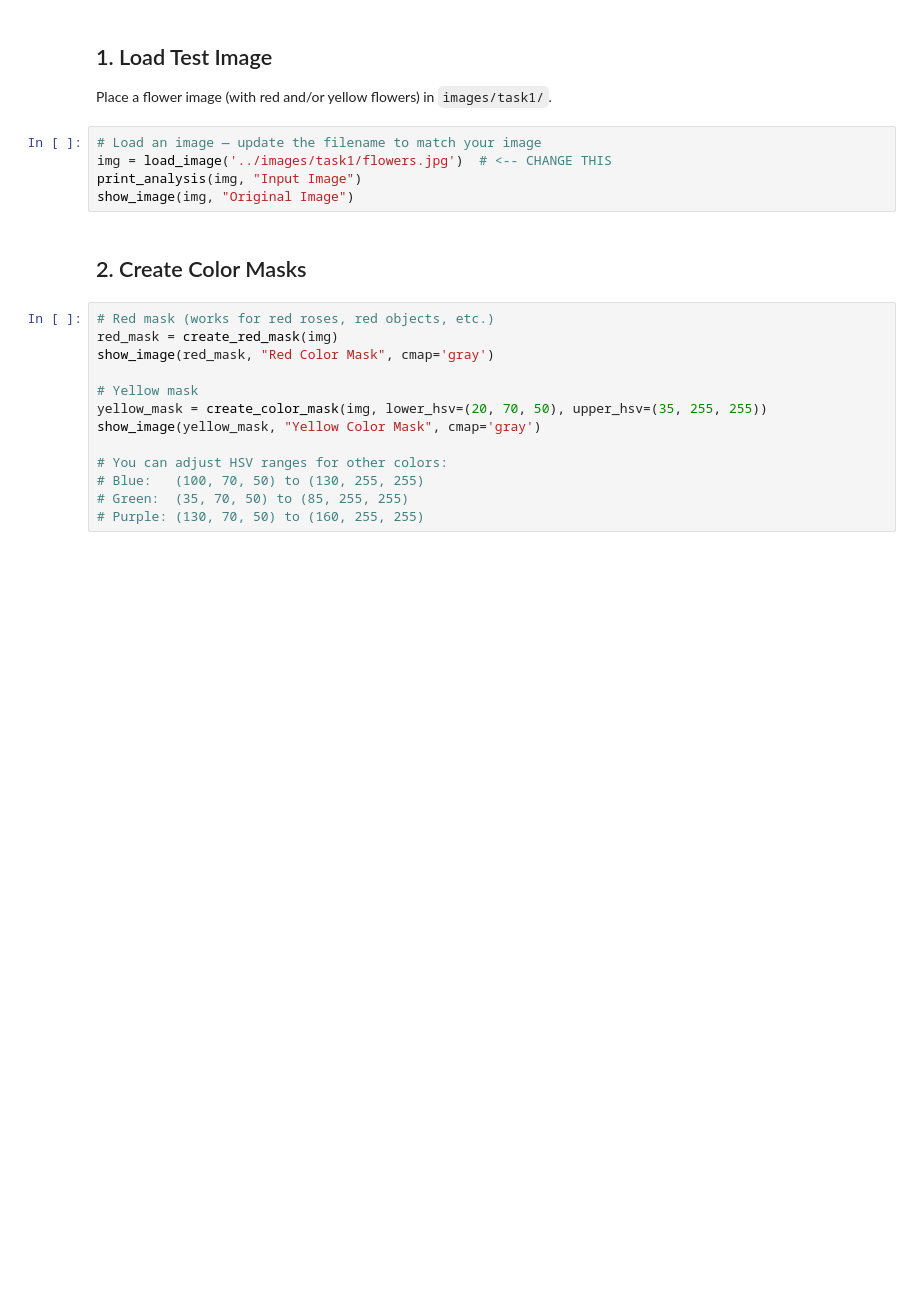
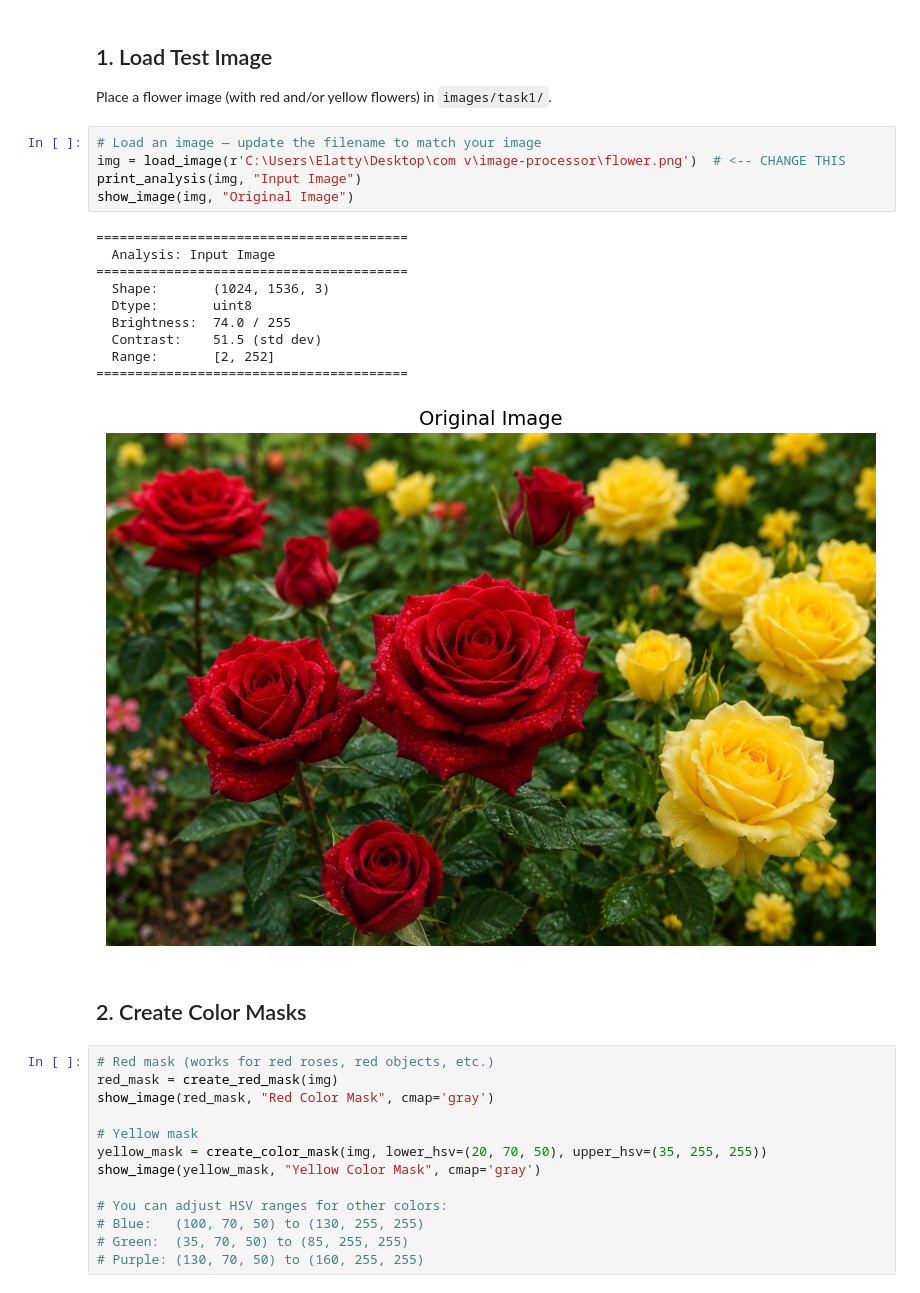
Before and after one commit to ARefaat1/image-processor, a Jupyter notebook: notebooks/test_task1.ipynb, the cells around one changed output. Drawn from its saved outputs; the diff is of its cells as text; blank space fills up the shorter version.

```diff
--- a/notebooks/test_task1.ipynb
+++ b/notebooks/test_task1.ipynb
@@ -19,9 +21,20 @@ print("✅ Imports OK")
 Place a flower image (with red and/or yellow flowers) in `images/task1/`.
 # %%
 # Load an image — update the filename to match your image
-img = load_image('../images/task1/flowers.jpg')  # <-- CHANGE THIS
+img = load_image(r'C:\Users\Elatty\Desktop\com v\image-processor\flower.png')  # <-- CHANGE THIS
 print_analysis(img, "Input Image")
 show_image(img, "Original Image")
+# %% [output]
+========================================
+  Analysis: Input Image
+========================================
+  Shape:       (1024, 1536, 3)
+  Dtype:       uint8
+  Brightness:  74.0 / 255
+  Contrast:    51.5 (std dev)
+  Range:       [2, 252]
+========================================
+[figure, added]
 # %% [markdown]
 ## 2. Create Color Masks
 # %%
```
Also changed, not shown: parts of 5 cells of this notebook, 6 other files.
